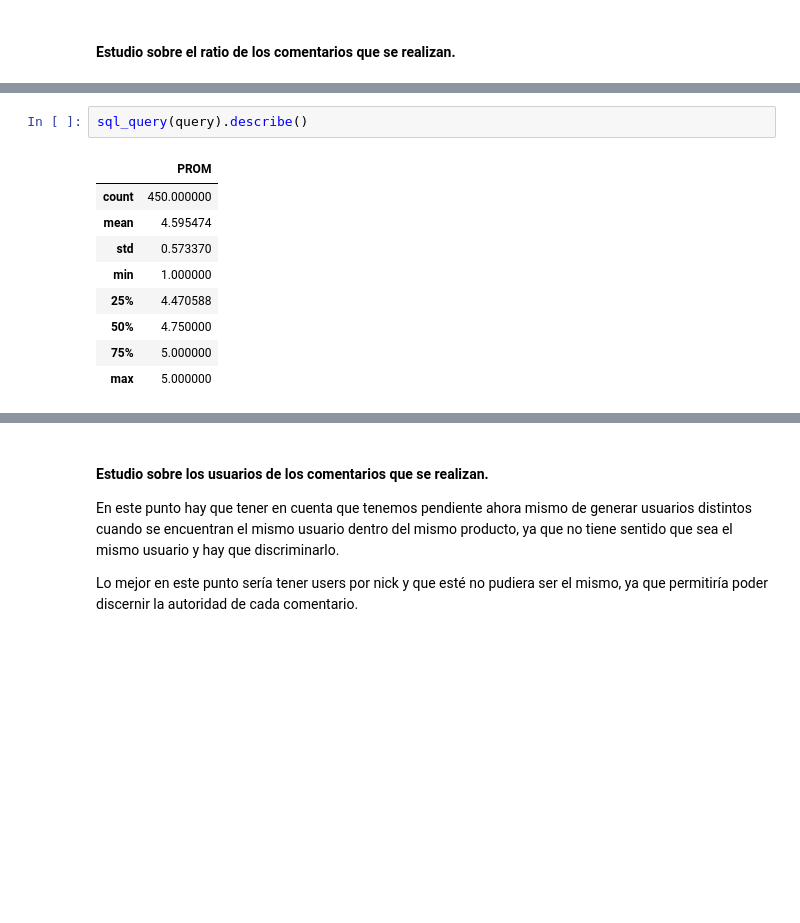
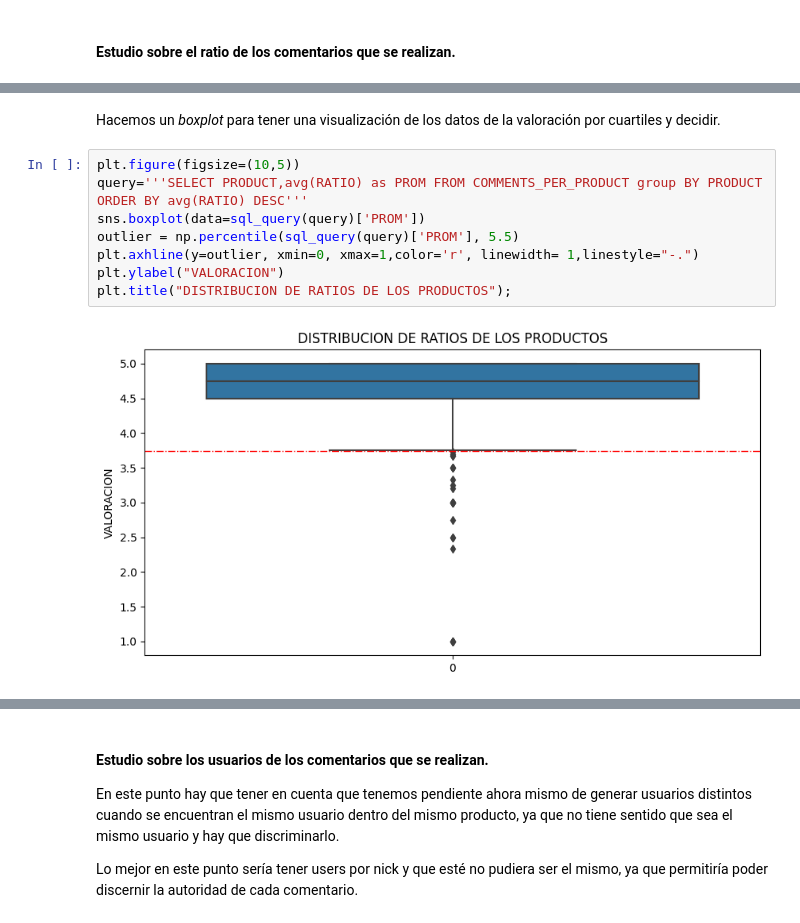
Before and after one commit to 75Engel/Proyecto_tienda_online, a Jupyter notebook: src/Notebook/sql.ipynb, the cells around one changed output, grey strips where cells are left out. Saved outputs shown, nothing was run; the diff lists cells and outputs as text; blank space fills up the shorter version.

```diff
--- a/src/Notebook/sql.ipynb
+++ b/src/Notebook/sql.ipynb
@@ -267,12 +267,12 @@ También se puede ver que principalmente la valoración es 5.0, esto también se
-# %%
-sql_query(query).describe()
-# %% [output]
-|  | PROM |
-| count | 450.000000 |
-| mean | 4.595474 |
-| std | 0.573370 |
-| min | 1.000000 |
-| 25% | 4.470588 |
-| 50% | 4.750000 |
-| 75% | 5.000000 |
-| max | 5.000000 |
+# %% [markdown]
+Hacemos un *boxplot* para tener una visualización de los datos de la valoración por cuartiles y decidir.
+# %%
+plt.figure(figsize=(10,5))
+query='''SELECT PRODUCT,avg(RATIO) as PROM FROM COMMENTS_PER_PRODUCT group BY PRODUCT ORDER BY avg(RATIO) DESC'''
+sns.boxplot(data=sql_query(query)['PROM'])
+outlier = np.percentile(sql_query(query)['PROM'], 5.5)
+plt.axhline(y=outlier, xmin=0, xmax=1,color='r', linewidth= 1,linestyle="-.")
+plt.ylabel("VALORACION")
+plt.title("DISTRIBUCION DE RATIOS DE LOS PRODUCTOS");
+# %% [output]
+[figure, added]
```
Also changed, not shown: parts of 17 cells of this notebook, 5 other files.
